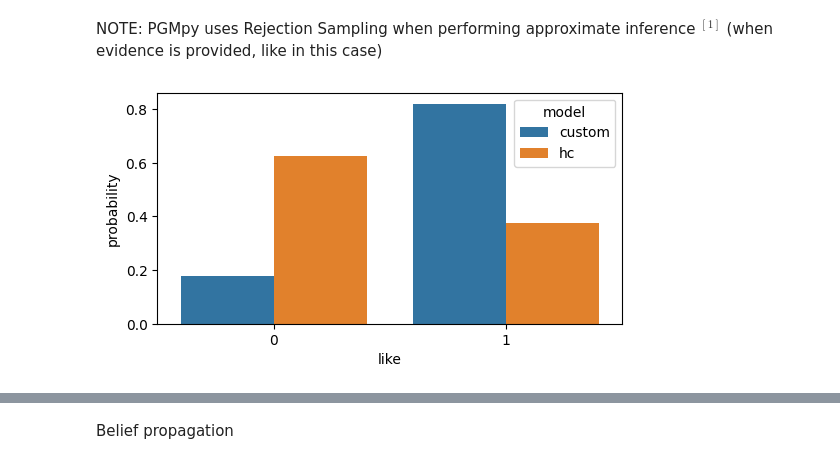
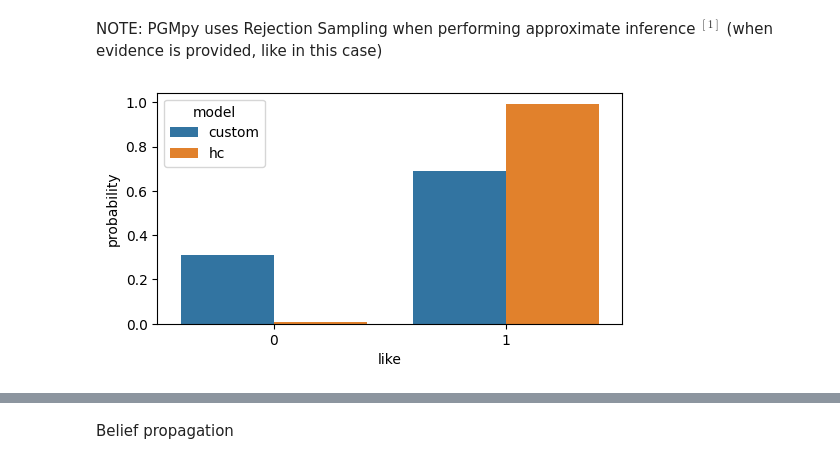
Before and after one commit to danielenapo/Bayesify, a Jupyter notebook: Bayesify.ipynb, the cells around one changed output, grey strips where cells are left out. Saved outputs shown, nothing was run; the diff lists cells and outputs as text; code cells hidden in the pictures.

```diff
--- a/Bayesify.ipynb
+++ b/Bayesify.ipynb
@@ -274,14 +274,14 @@ plot_inference([q_custom_ve,q_custom_bp,q_hc, q_appr], 'genre', ['custom, variab
 # %% [markdown]
 NOTE: PGMpy uses Rejection Sampling when performing approximate inference $^{[1]}$ (when evidence is provided, like in this case)
 # %%
-evidence={'genre': 6, 'instrumentalness': 0, 'acousticness': 0, 'energy':4, 'danceability':1, 'tempo':2, 'valence':1}
+evidence={'danceability': 1.0, 'energy': 1.0, 'acousticness': 4.0, 'instrumentalness': 0, 'valence': 0.0, 'tempo': 4.0, 'genre': 7.0}
 infer_custom=VariableElimination(custom_model)
 q_custom=infer_custom.query(variables=['like'], evidence=evidence)
 infer_hc=VariableElimination(hc_model)
 q_hc= infer_hc.query(variables=['like'], evidence=evidence)
 plot_inference([q_custom, q_hc], 'like', ['custom', 'hc'], size=(6,3))
 # %% [output]
-[figure, old version]
+[figure, new version]
 # %%
 var=["instrumentalness"]
 evidence={"like":1}
```
Also changed, not shown: parts of 13 cells of this notebook.
